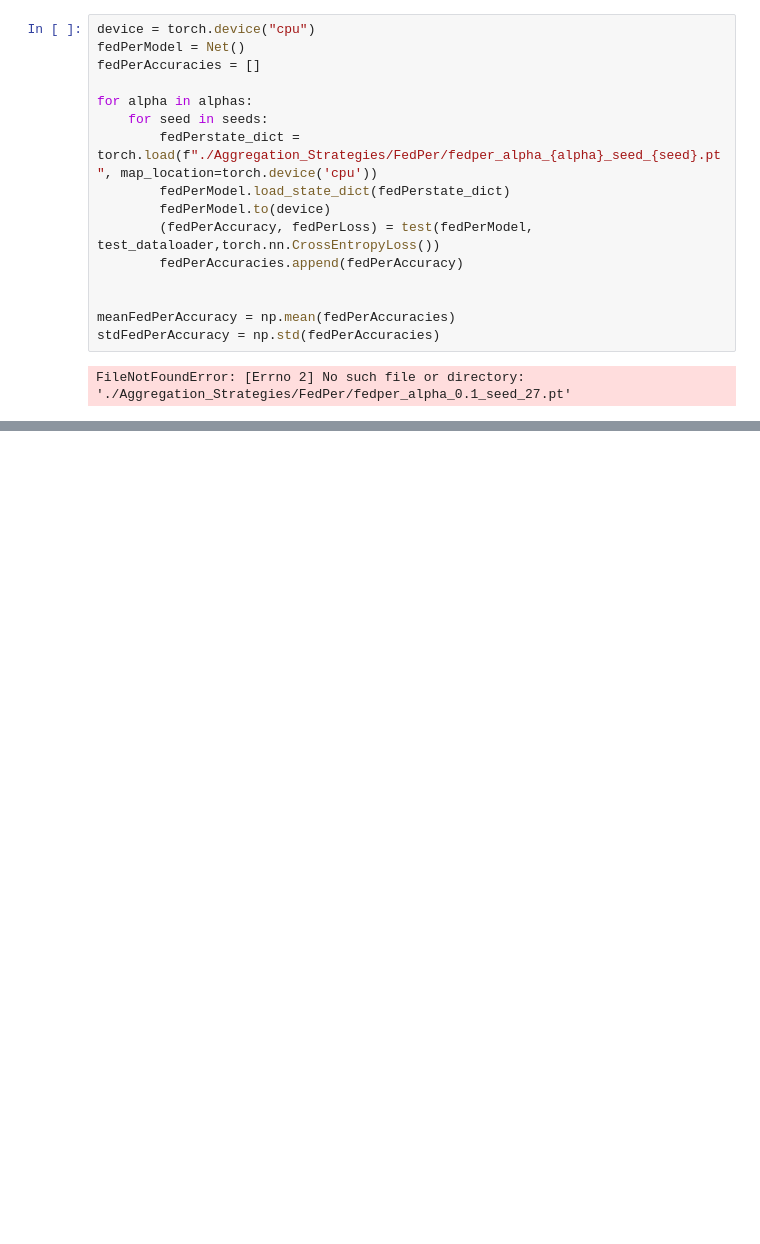
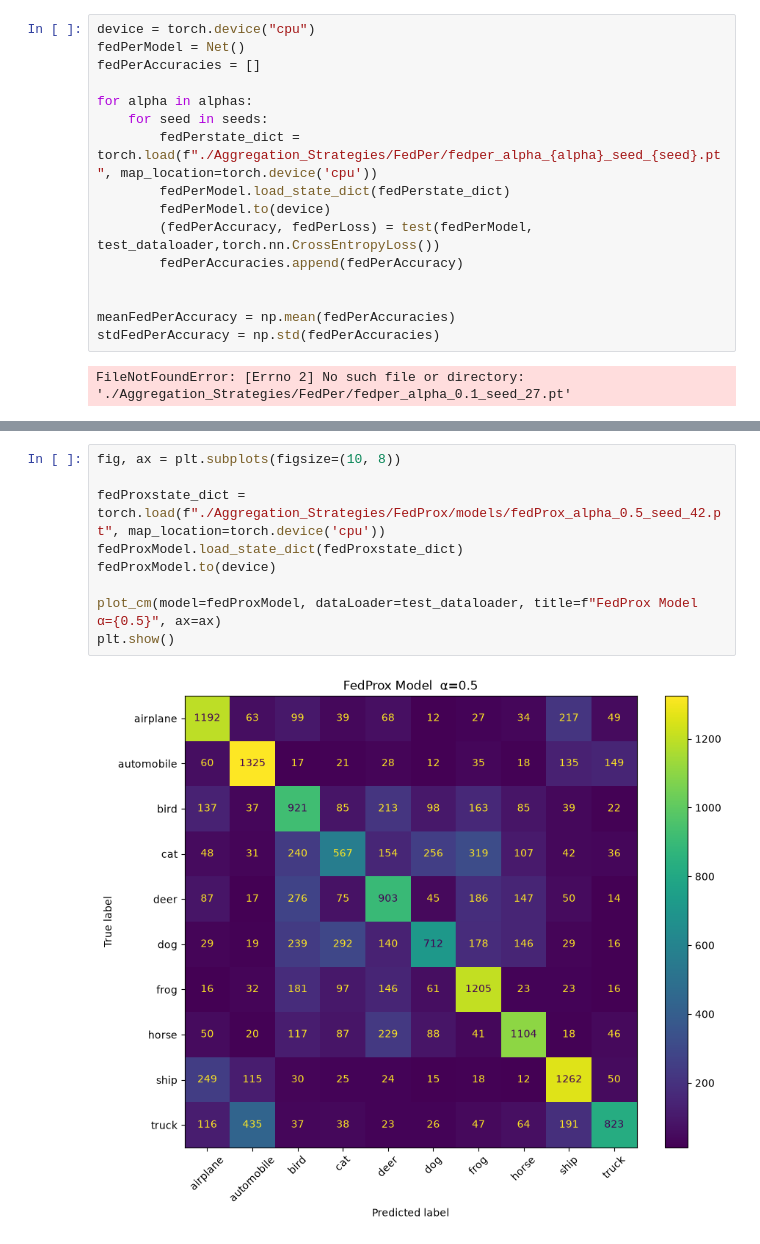
Before and after one commit to lautaorsi/Federated-Learning, a Jupyter notebook: project.ipynb, the cells around one changed output, grey strips where cells are left out. Drawn from its saved outputs; the diff is of its cells as text; blank space fills up the shorter version.

Commit message:
Finished aggregation strategies except for FedPer

```diff
--- a/project.ipynb
+++ b/project.ipynb
@@ -1373,0 +1379,11 @@ plt.show()
+# %%
+fig, ax = plt.subplots(figsize=(10, 8))
+
+fedProxstate_dict = torch.load(f"./Aggregation_Strategies/FedProx/models/fedProx_alpha_0.5_seed_42.pt", map_location=torch.device('cpu'))
+fedProxModel.load_state_dict(fedProxstate_dict)
+fedProxModel.to(device)
+
+plot_cm(model=fedProxModel, dataLoader=test_dataloader, title=f"FedProx Model  α={0.5}", ax=ax)
+plt.show()
+# %% [output]
+[figure, added]
```
Also changed, not shown: parts of 7 cells of this notebook, 13 other files.
